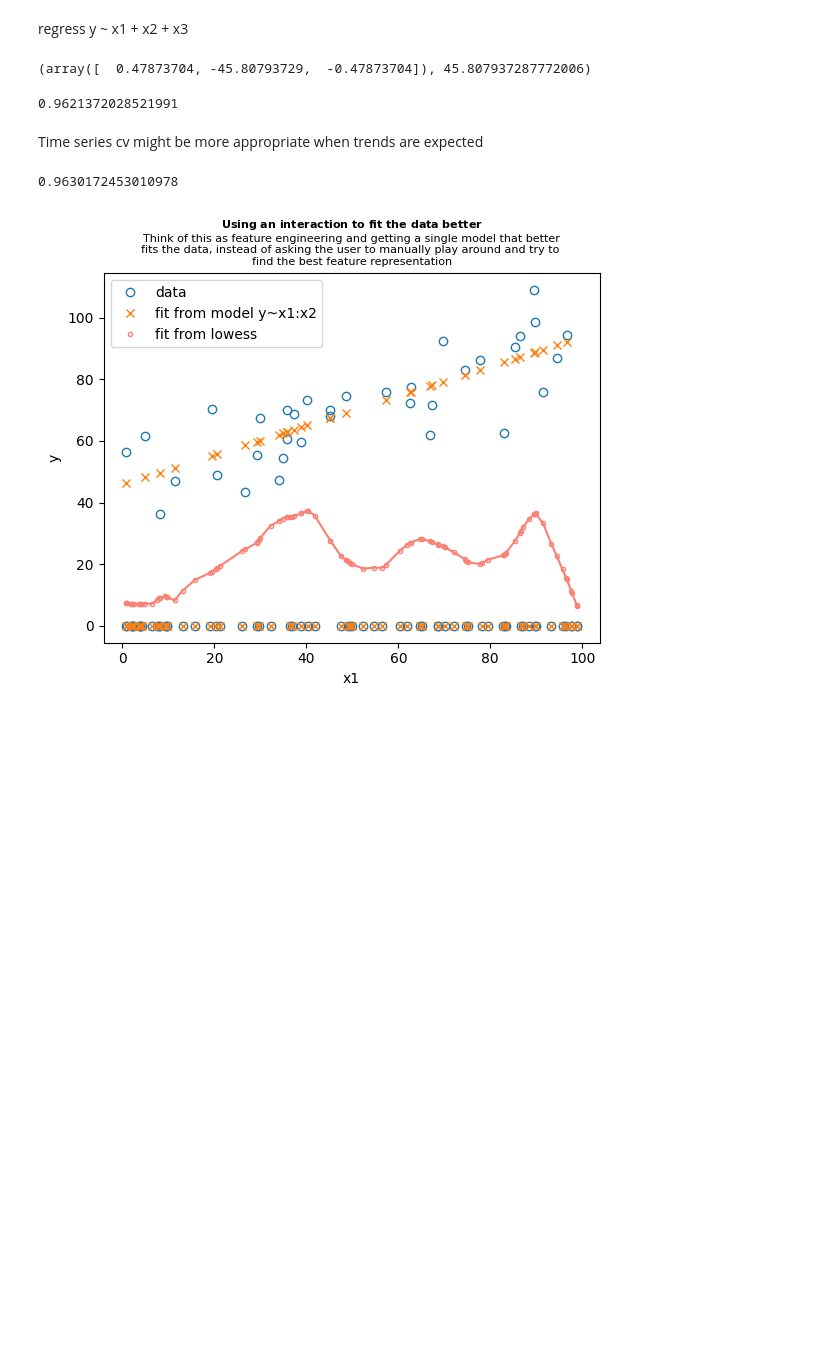
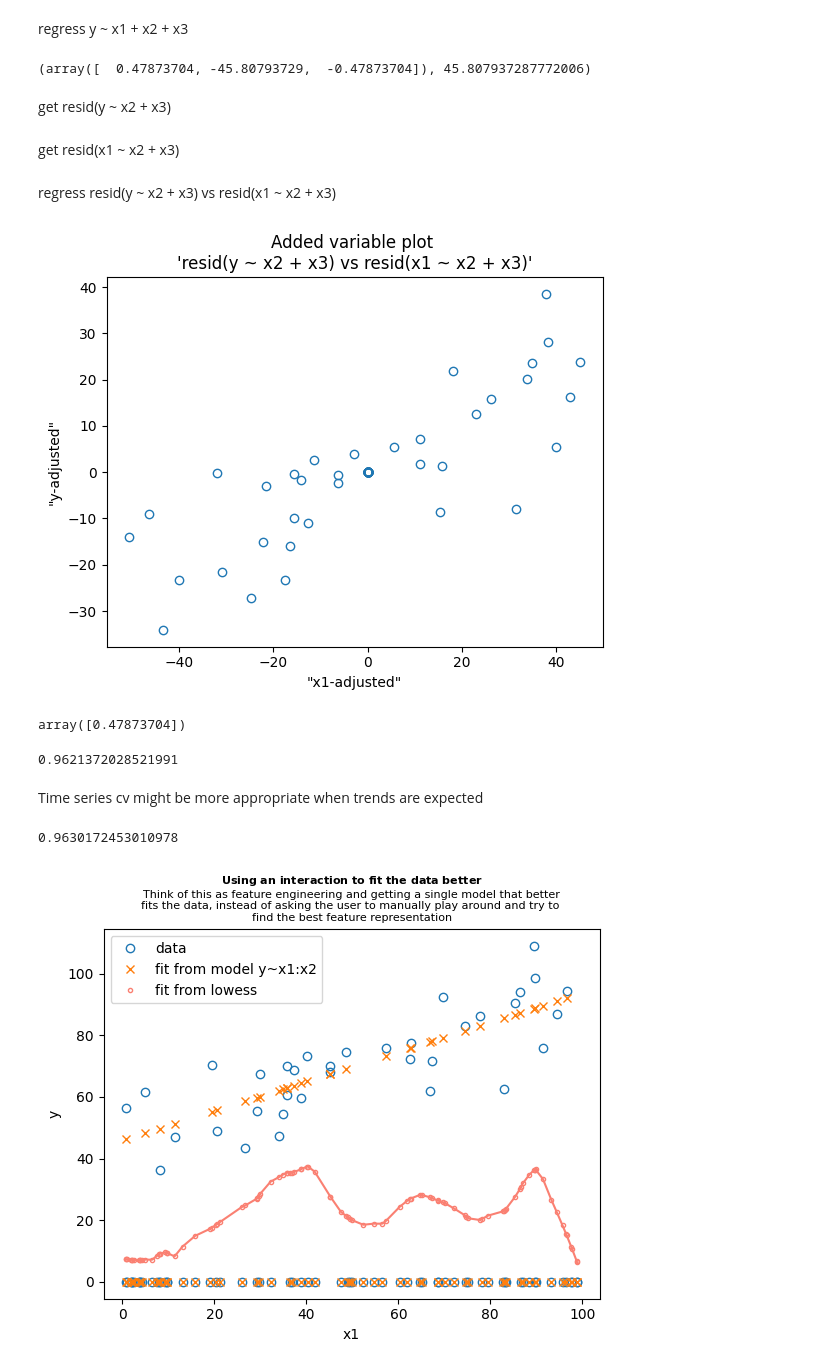
Before and after one commit to nayefahmad/stats-notes, a Jupyter notebook: src/2022-12-19_two-stage-lowess-regression.ipynb, the cells around one changed output. Saved outputs shown, nothing was run; the diff lists cells and outputs as text; code cells hidden in the pictures; blank space fills up the shorter version.

```diff
--- a/src/2022-12-19_two-stage-lowess-regression.ipynb
+++ b/src/2022-12-19_two-stage-lowess-regression.ipynb
@@ -364,3 +367,32 @@ predict_m4 = m4.predict(X)
 m4.coef_, m4.intercept_
 # %% [output]
 (array([  0.47873704, -45.80793729,  -0.47873704]), 45.807937287772006)
+# %% [markdown]
+get resid(y ~ x2 + x3)
+# %%
+m4_0 = LinearRegression().fit(X[:, 1:], y)
+predictions_m4_0 = m4_0.predict(X[:, 1:])
+residuals_m4_0 = y - predictions_m4_0
+# %% [markdown]
+get resid(x1 ~ x2 + x3)
+# %%
+m4_1 = LinearRegression().fit(X[:, 1:], X[:, 0])
+predictions_m4_1 = m4_1.predict(X[:, 1:])
+residuals_m4_1 = X[:, 0] - predictions_m4_1
+# %% [markdown]
+regress resid(y ~ x2 + x3) vs resid(x1 ~ x2 + x3)
+# %%
+title = "Added variable plot \n'resid(y ~ x2 + x3) vs resid(x1 ~ x2 + x3)'"
+fig, ax = plt.subplots()
+ax.plot(residuals_m4_1, residuals_m4_0, "o", mfc="none", label="series_01")
+ax.set_title(title)
+ax.set_xlabel('"x1-adjusted"')
+ax.set_ylabel('"y-adjusted"')
+fig.show()
+# %% [output]
+[figure, added]
+# %%
+m4_3 = LinearRegression().fit(residuals_m4_1.reshape(-1, 1), residuals_m4_0)
+m4_3.coef_
+# %% [output]
+array([0.47873704])
```
Also changed, not shown: parts of 3 cells of this notebook.
